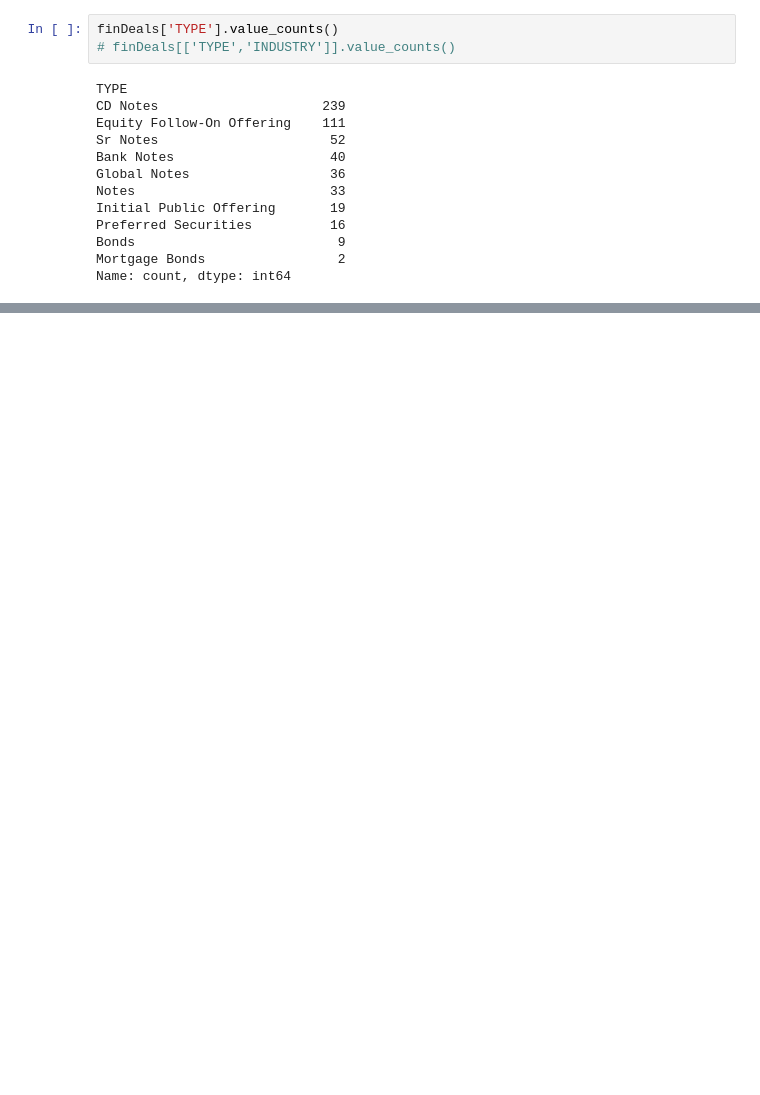
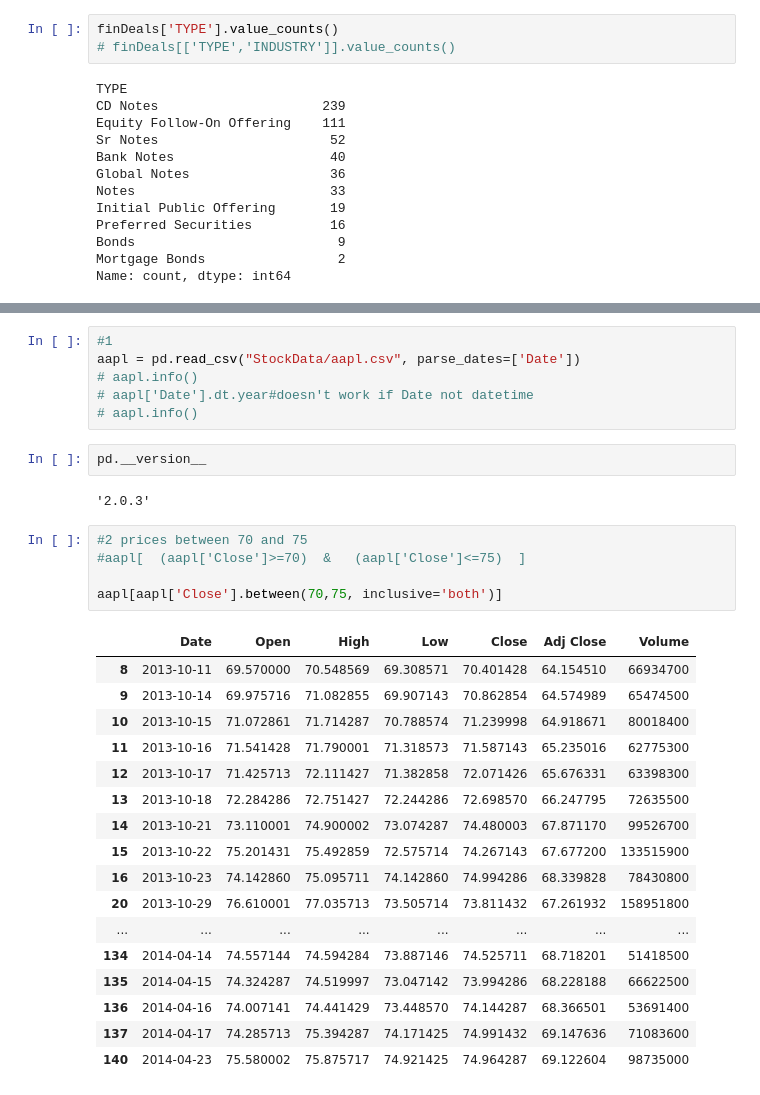
Before and after one commit to TheMarqueeGroup/JPM_DS_Apr2024, a Jupyter notebook: day1_notes.ipynb, the cells around one changed output, grey strips where cells are left out. Cells and saved outputs as stored; diff of their text form; blank space fills up the shorter version.

```diff
--- a/day1_notes.ipynb
+++ b/day1_notes.ipynb
@@ -414,0 +571,33 @@ Name: count, dtype: int64
+# %%
+#1
+aapl = pd.read_csv("StockData/aapl.csv", parse_dates=['Date'])
+# aapl.info()
+# aapl['Date'].dt.year#doesn't work if Date not datetime
+# aapl.info()
+# %%
+pd.__version__
+# %% [output]
+'2.0.3'
+# %%
+#2 prices between 70 and 75
+#aapl[  (aapl['Close']>=70)  &   (aapl['Close']<=75)  ]
+
+aapl[aapl['Close'].between(70,75, inclusive='both')]
+# %% [output]
+|  | Date | Open | High | Low | Close | Adj Close | Volume |
+| 8 | 2013-10-11 | 69.570000 | 70.548569 | 69.308571 | 70.401428 | 64.154510 | 66934700 |
+| 9 | 2013-10-14 | 69.975716 | 71.082855 | 69.907143 | 70.862854 | 64.574989 | 65474500 |
+| 10 | 2013-10-15 | 71.072861 | 71.714287 | 70.788574 | 71.239998 | 64.918671 | 80018400 |
+| 11 | 2013-10-16 | 71.541428 | 71.790001 | 71.318573 | 71.587143 | 65.235016 | 62775300 |
+| 12 | 2013-10-17 | 71.425713 | 72.111427 | 71.382858 | 72.071426 | 65.676331 | 63398300 |
+| 13 | 2013-10-18 | 72.284286 | 72.751427 | 72.244286 | 72.698570 | 66.247795 | 72635500 |
+| 14 | 2013-10-21 | 73.110001 | 74.900002 | 73.074287 | 74.480003 | 67.871170 | 99526700 |
+| 15 | 2013-10-22 | 75.201431 | 75.492859 | 72.575714 | 74.267143 | 67.677200 | 133515900 |
+| 16 | 2013-10-23 | 74.142860 | 75.095711 | 74.142860 | 74.994286 | 68.339828 | 78430800 |
+| 20 | 2013-10-29 | 76.610001 | 77.035713 | 73.505714 | 73.811432 | 67.261932 | 158951800 |
+| ... | ... | ... | ... | ... | ... | ... | ... |
+| 134 | 2014-04-14 | 74.557144 | 74.594284 | 73.887146 | 74.525711 | 68.718201 | 51418500 |
+| 135 | 2014-04-15 | 74.324287 | 74.519997 | 73.047142 | 73.994286 | 68.228188 | 66622500 |
+| 136 | 2014-04-16 | 74.007141 | 74.441429 | 73.448570 | 74.144287 | 68.366501 | 53691400 |
+| 137 | 2014-04-17 | 74.285713 | 75.394287 | 74.171425 | 74.991432 | 69.147636 | 71083600 |
+| 140 | 2014-04-23 | 75.580002 | 75.875717 | 74.921425 | 74.964287 | 69.122604 | 98735000 |
```
Also changed, not shown: parts of 37 cells of this notebook.
